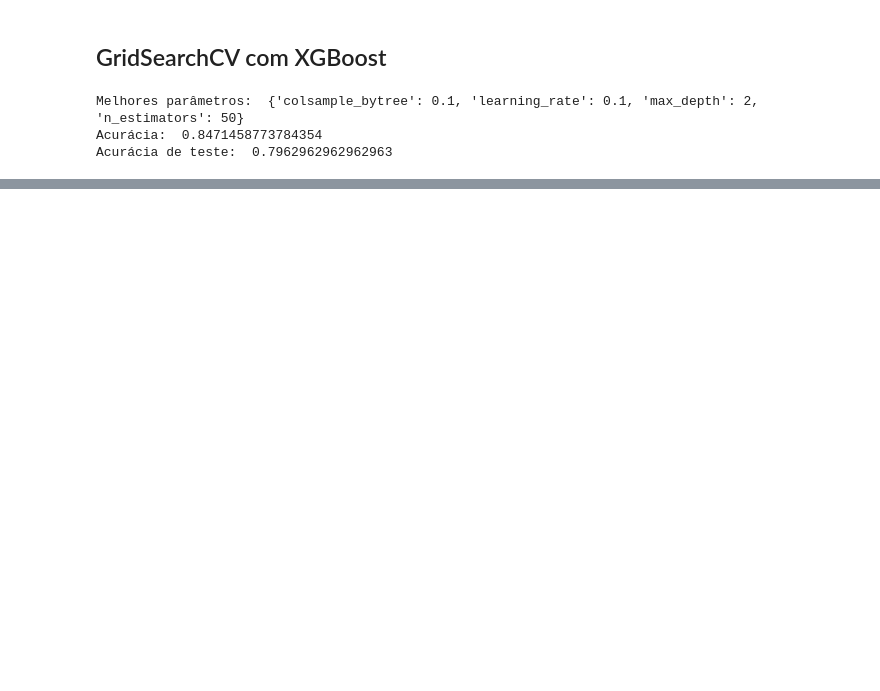
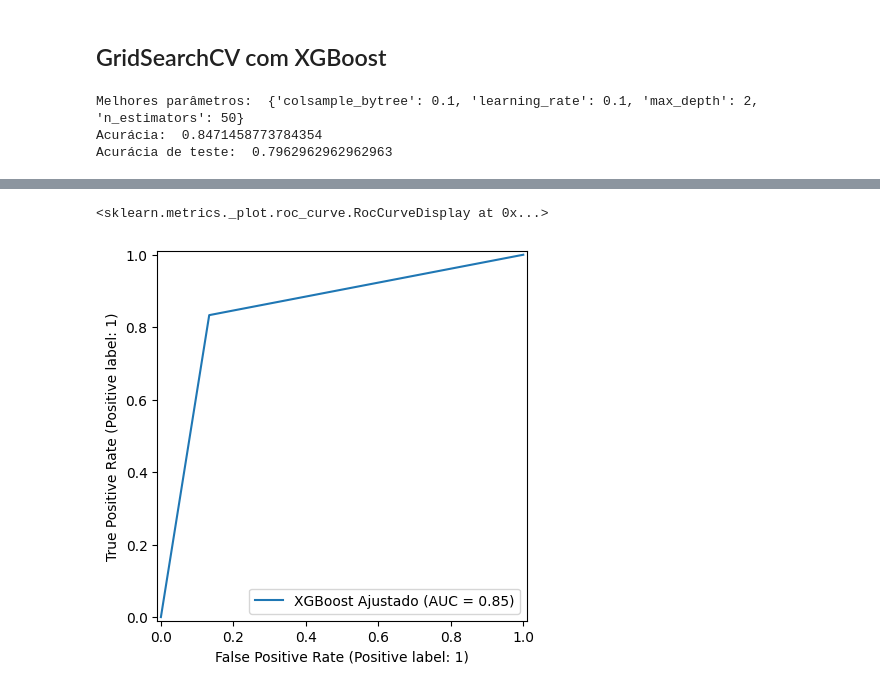
Before and after one commit to ledsouza/machine-learning-xgboost, a Jupyter notebook: classification.ipynb, the cells around one changed output, grey strips where cells are left out. Cells and saved outputs as stored; diff of their text form; code cells hidden in the pictures; blank space fills up the shorter version.

Commit message:
avaliando o melhor modelo

```diff
--- a/classification.ipynb
+++ b/classification.ipynb
@@ -419,0 +422,7 @@ Acurácia de teste:  0.7962962962962963
+# %%
+best_xgb_model = xgb.XGBClassifier(objective="binary:logistic", **random_search_cv.best_params_)
+best_xgb_model.fit(X_treino, y_treino)
+preds = best_xgb_model.predict(X_teste)
+
+report = classification_report(y_teste, preds)
+print(report)
@@ -419,0 +438,5 @@ Acurácia de teste:  0.7962962962962963
+# %%
+RocCurveDisplay.from_predictions(y_teste, preds, name='XGBoost Ajustado')
+# %% [output]
+<sklearn.metrics._plot.roc_curve.RocCurveDisplay at 0x...>
+[figure, added]
```
Also changed, not shown: parts of 4 cells of this notebook.
